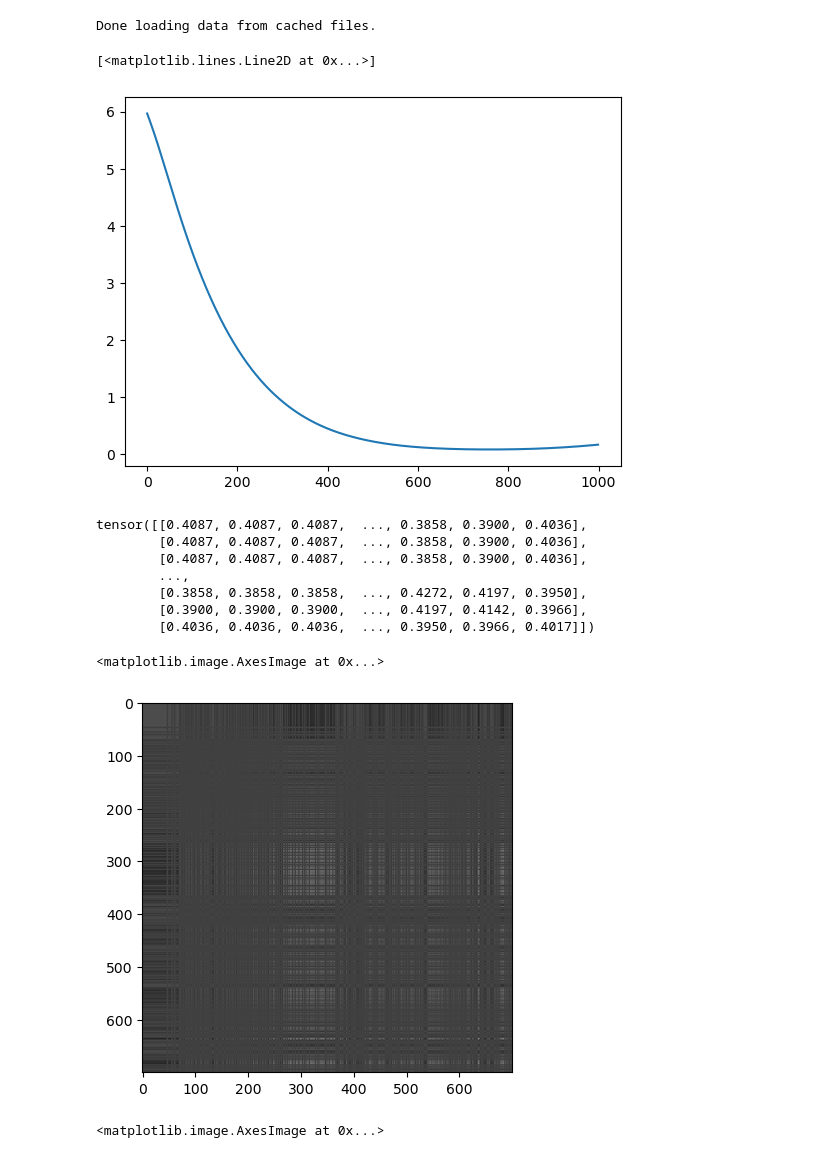
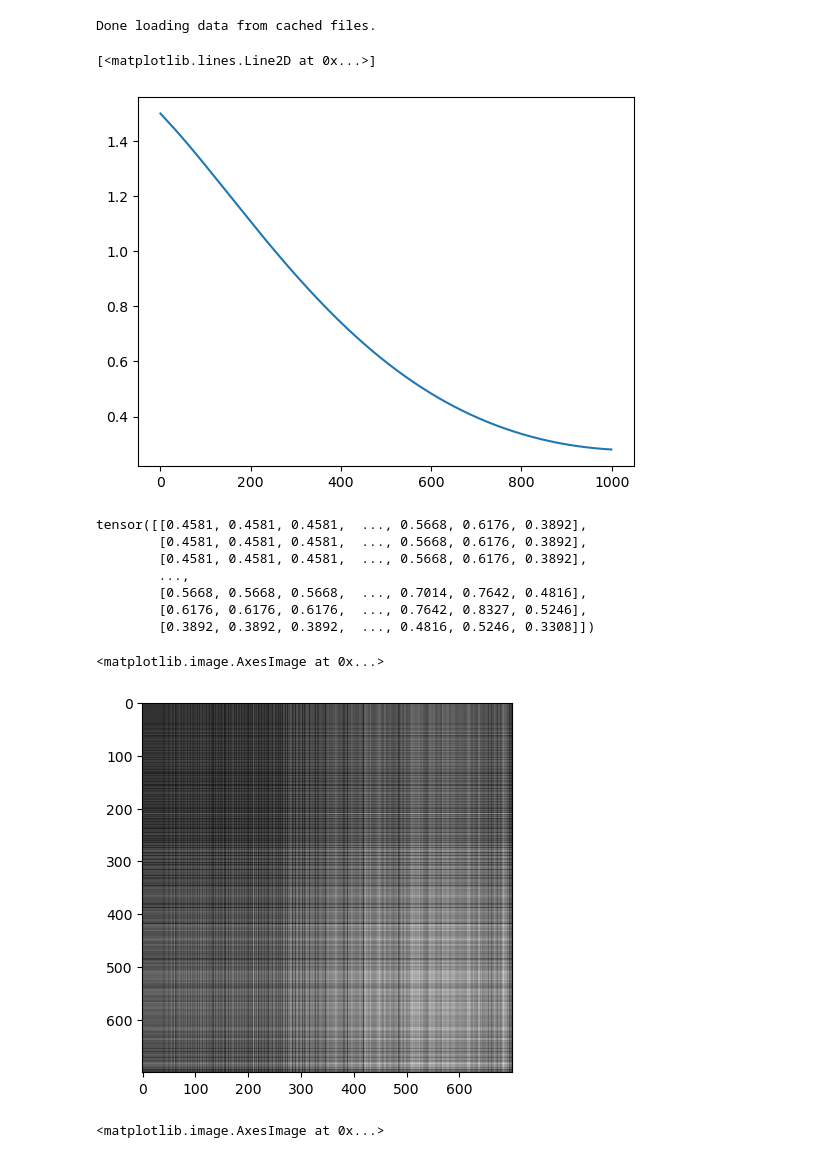
Before and after one commit to CharlotteMagister/GCExplainer, a Jupyter notebook: src/training.ipynb, the cells around one changed output. Cells and saved outputs as stored; diff of their text form; code cells hidden in the pictures.

Commit message:
Add option to have >1 GCN layer in GAE

```diff
--- a/src/training.ipynb
+++ b/src/training.ipynb
@@ -26,29 +29,29 @@ train_graphs = [
     Data(x=x, edge_index=edge_index)
 ]
 # %%
-gae = GAE(1, 64)
+gae = GAE(1, 64, gcn_layers = 4)
 # %%
-losses = train_edge_predictor(gae, train_graphs, 1000, lr=0.0001)
+losses = train_edge_predictor(gae, train_graphs, 1000, lr=1e-5)
 plt.plot(losses)
 # %% [output]
 [<matplotlib.lines.Line2D at 0x...>]
-[figure, old version]
+[figure, new version]
 # %%
 adj_pred = gae(train_graphs[0].x, train_graphs[0].edge_index).detach()
 adj_pred
 # %% [output]
-tensor([[0.4087, 0.4087, 0.4087,  ..., 0.3858, 0.3900, 0.4036],
-        [0.4087, 0.4087, 0.4087,  ..., 0.3858, 0.3900, 0.4036],
-        [0.4087, 0.4087, 0.4087,  ..., 0.3858, 0.3900, 0.4036],
+tensor([[0.4581, 0.4581, 0.4581,  ..., 0.5668, 0.6176, 0.3892],
+        [0.4581, 0.4581, 0.4581,  ..., 0.5668, 0.6176, 0.3892],
+        [0.4581, 0.4581, 0.4581,  ..., 0.5668, 0.6176, 0.3892],
         ...,
-        [0.3858, 0.3858, 0.3858,  ..., 0.4272, 0.4197, 0.3950],
-        [0.3900, 0.3900, 0.3900,  ..., 0.4197, 0.4142, 0.3966],
-        [0.4036, 0.4036, 0.4036,  ..., 0.3950, 0.3966, 0.4017]])
+        [0.5668, 0.5668, 0.5668,  ..., 0.7014, 0.7642, 0.4816],
+        [0.6176, 0.6176, 0.6176,  ..., 0.7642, 0.8327, 0.5246],
+        [0.3892, 0.3892, 0.3892,  ..., 0.4816, 0.5246, 0.3308]])
 # %%
 plt.imshow(adj_pred.numpy(), cmap="gray")
 # %% [output]
 <matplotlib.image.AxesImage at 0x...>
-[figure, old version]
+[figure, new version]
 # %%
 plt.imshow(edge_index_to_adj(train_graphs[0].edge_index).numpy(), cmap="gray")
 # %% [output]
```
Also changed, not shown: parts of 1 cell of this notebook, 1 other file.
